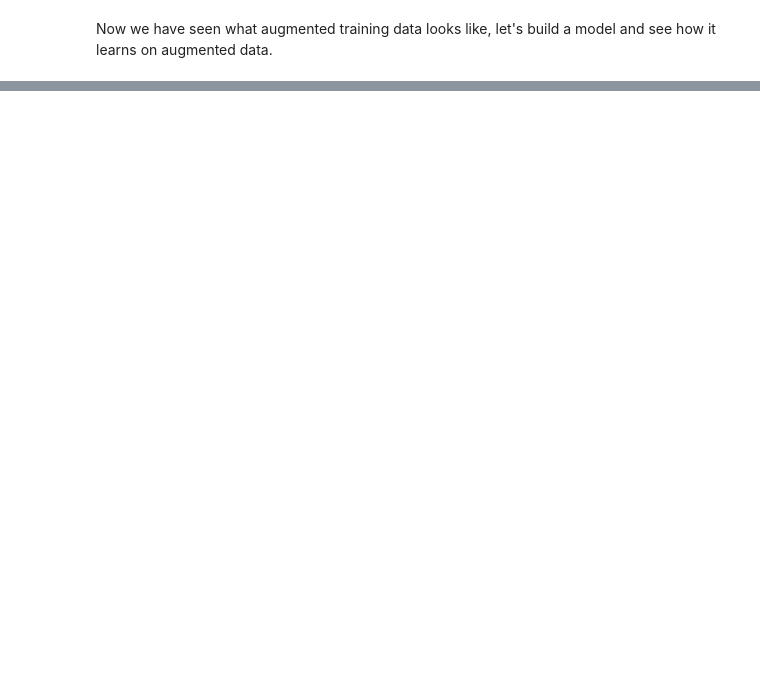
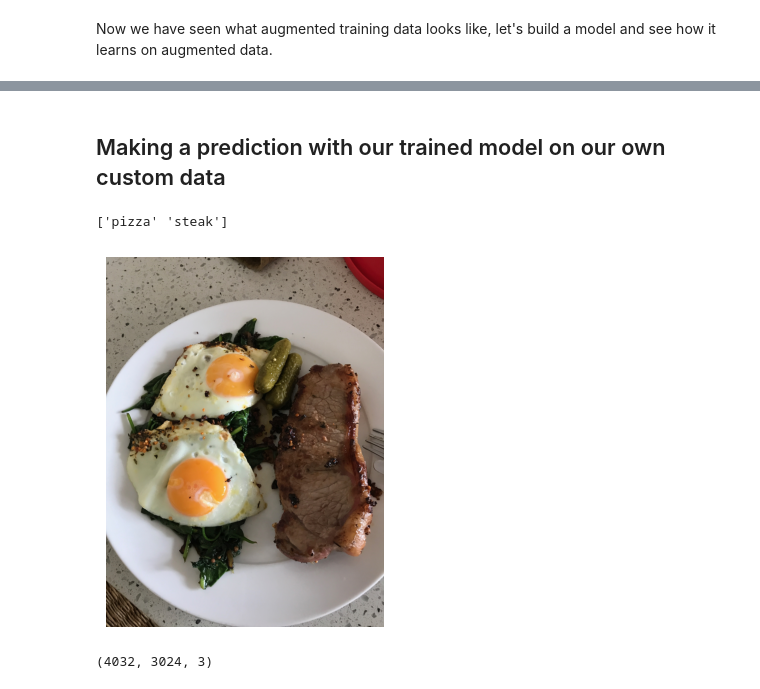
Before and after one commit to llorenscapotorres/TensorFlow, a Jupyter notebook: Computer_Vision/03_introduction_to_computer_vision.ipynb, the cells around one changed output, grey strips where cells are left out. Cells and saved outputs as stored; diff of their text form; code cells hidden in the pictures; blank space fills up the shorter version.

Commit message:
Bulding the best CNN model and trying a prediction

```diff
--- a/Computer_Vision/03_introduction_to_computer_vision.ipynb
+++ b/Computer_Vision/03_introduction_to_computer_vision.ipynb
@@ -933,0 +999,28 @@ plot_loss_curves(history_6)
+# %% [markdown]
+## Making a prediction with our trained model on our own custom data
+# %%
+# Classes we are working with
+print(class_names)
+# %% [output]
+['pizza' 'steak']
+# %%
+import matplotlib.image as mpimg
+import matplotlib.pyplot as plt
+import urllib.request
+
+# Descargar la imagen
+url = "https://raw.githubusercontent.com/mrdbourke/tensorflow-deep-learning/main/images/03-steak.jpeg"
+filename = "03-steak.jpeg"
+urllib.request.urlretrieve(url, filename)
+
+# Cargar la imagen
+steak = mpimg.imread(filename)
+plt.imshow(steak)
+plt.axis(False);
+# %% [output]
+[figure, added]
+# %%
+# Check the shape of our image
+steak.shape
+# %% [output]
+(4032, 3024, 3)
```
Also changed, not shown: parts of 20 cells of this notebook, 1 other file.
